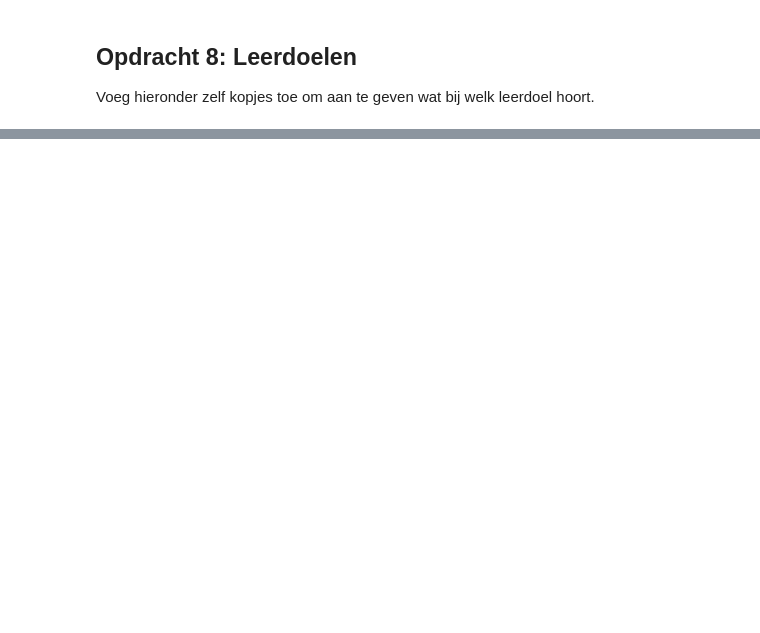
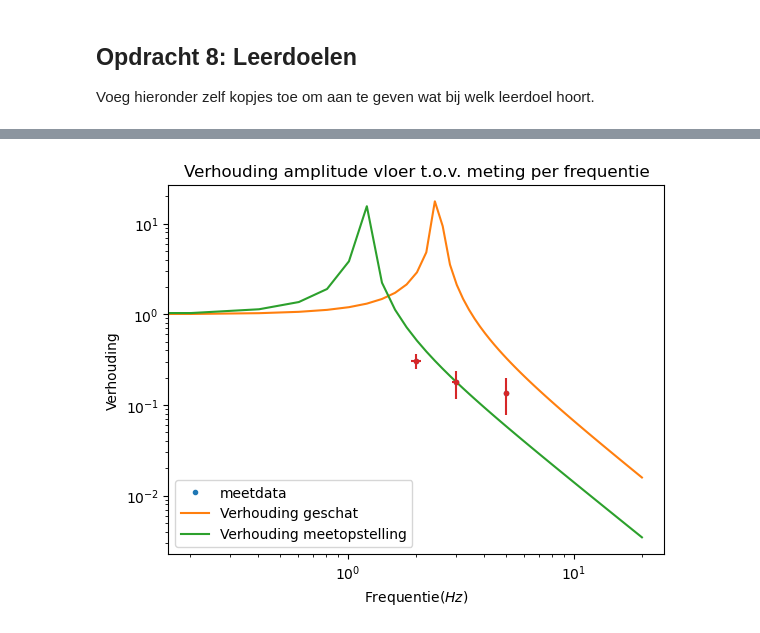
Before and after one commit to Fynn-Vrolijk123/DEF-D-Fynn-Vrolijk, a Jupyter notebook: FysiekeOntwerpopdrachten/5MaakEenOpstellingTrillingsvrij/Ontwerpopdracht5MaakEenOpstellingTrillingsvrijInvulTemplate.ipynb, the cells around one changed output, grey strips where cells are left out. Cells and saved outputs as stored; diff of their text form; code cells hidden in the pictures; blank space fills up the shorter version.

```diff
--- a/FysiekeOntwerpopdrachten/5MaakEenOpstellingTrillingsvrij/Ontwerpopdracht5MaakEenOpstellingTrillingsvrijInvulTemplate.ipynb
+++ b/FysiekeOntwerpopdrachten/5MaakEenOpstellingTrillingsvrij/Ontwerpopdracht5MaakEenOpstellingTrillingsvrijInvulTemplate.ipynb
@@ -167,0 +186,20 @@ Voeg hieronder zelf kopjes toe om aan te geven wat bij welk leerdoel hoort.
+# %%
+#f0 moet kleiner zijn dan 2.5 Hz.
+C = 246
+m = 1
+kf = np.sqrt(C/m)/(2*np.pi)
+print(f'De maximale kantelfrequentie is {kf:.2g} Hz')
+
+f = np.linspace(0,20,100)
+Ver = np.abs(1/(1-f**2/kf**2))
+plt.plot(f,Ver, label = 'Verhouding')
+plt.xlabel('Frequentie ($Hz$)')
+plt.ylabel('Verhouding')
+plt.xscale('log')
+plt.yscale('log')
+plt.legend()
+plt.show()
+
+g = 9.81
+dx = g/(kf*2*np.pi)**2
+print(f'De minimale delta-x is {dx:.3f} m')
@@ -168,2 +212,20 @@ Voeg hieronder zelf kopjes toe om aan te geven wat bij welk leerdoel hoort.
+# %%
+Freq = np.array([2,3,5])
+Am = np.array([0.19,1.01,0.83])
+Av = np.array([0.62,5.70,6.06])
+Verhfinal = Am/Av
+plt.plot(Freq,Verhfinal, '.', label = 'meetdata')
+plt.plot(f,Ver, label = 'Verhouding geschat')
+plt.plot(f,Vern, label = 'Verhouding meetopstelling')
+plt.title('Verhouding amplitude vloer t.o.v. meting per frequentie')
+plt.xscale('log')
+plt.yscale('log')
+plt.ylabel('Verhouding')
+plt.xlabel('Frequentie($Hz$)')
+plt.errorbar(Freq,Verhfinal,xerr=0.1, yerr=0.06, fmt = '.')
+plt.legend()
+plt.show()
+# %% [output]
+[figure, added]
 # %% [markdown]
 #### Als je je figuren onderweg opgeslagen hebt, kan je ze hier invoegen:
```
Also changed, not shown: parts of 13 cells of this notebook, 3 other files.
